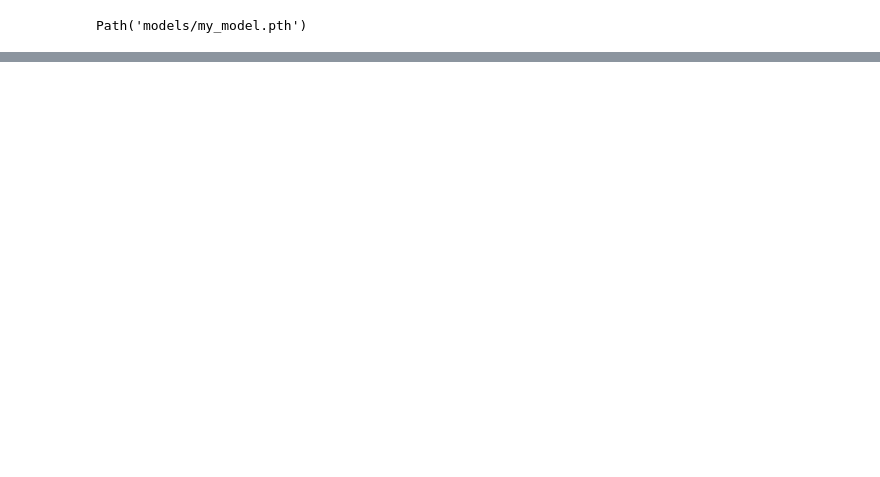
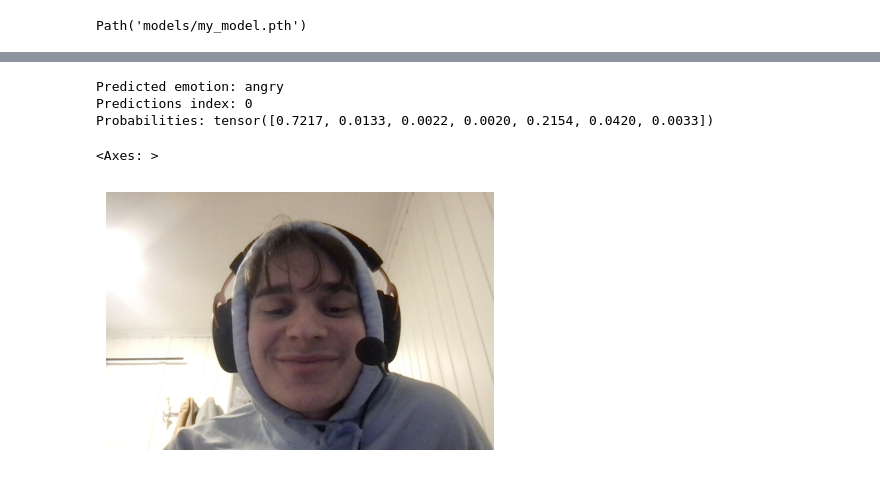
Before and after one commit to Markustho/Facialscan, a Jupyter notebook: ansikt.ipynb, the cells around one changed output, grey strips where cells are left out. Cells and saved outputs as stored; diff of their text form; code cells hidden in the pictures; blank space fills up the shorter version.

Commit message:
Kaggle Notebook | ansikt | Version 11

```diff
--- a/ansikt.ipynb
+++ b/ansikt.ipynb
@@ -112,0 +113,2 @@ Path('models/my_model.pth')
+# %%
+learn.load('my_model')
@@ -132,2 +136,17 @@ Probabilities: tensor([5.7802e-01, 2.9485e-01, 1.5412e-03, 1.3489e-04, 1.0129e-0
 <Axes: >
 [figure]
+# %%
+# Eget bilde
+img1 = PILImage.create('/kaggle/input/bilder/Photo on 19-01-2024 at 18.16.jpg')
+
+# Get predictions (no need to apply after_batch transforms explicitly, predict does that)
+pred_class, pred_idx, outputs = learn.predict(img1)
+
+# Print results
+print(f'Predicted emotion: {pred_class}')
+print(f'Predictions index: {pred_idx}')
+print(f'Probabilities: {outputs}')
+
+# Show the image
+img1.show()
+# %% [output]
@@ -134,2 +154,7 @@ Probabilities: tensor([5.7802e-01, 2.9485e-01, 1.5412e-03, 1.3489e-04, 1.0129e-0
+Predicted emotion: angry
+Predictions index: 0
+Probabilities: tensor([0.7217, 0.0133, 0.0022, 0.0020, 0.2154, 0.0420, 0.0033])
+<Axes: >
+[figure, added]
 # %%
 # Eget bilde
```
Also changed, not shown: parts of 9 cells of this notebook.
